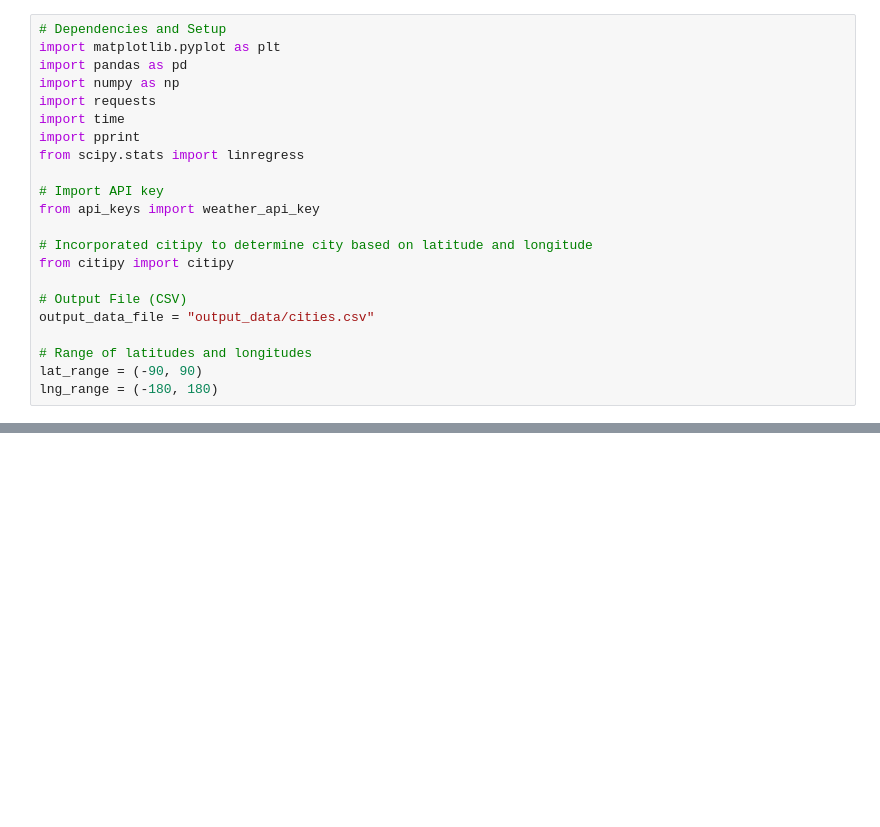
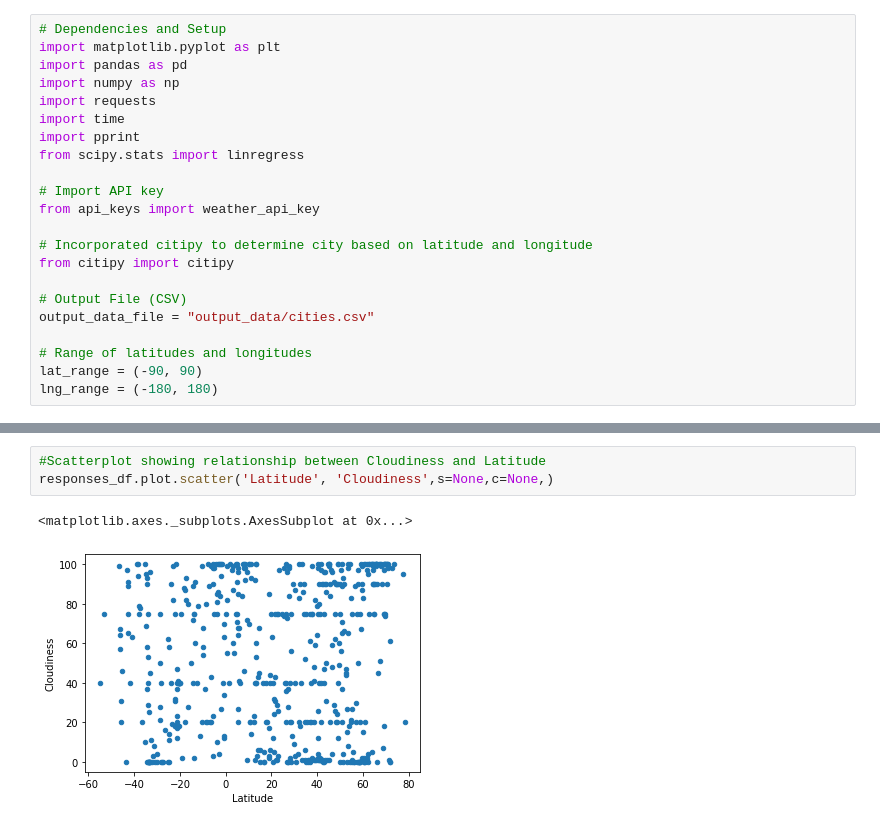
Before and after one commit to csidneyclark/ClarkPythonAPIChallenge, a Jupyter notebook: WeatherPy/WeatherPy.ipynb, the cells around one changed output, grey strips where cells are left out. Cells and saved outputs as stored; diff of their text form; blank space fills up the shorter version.

```diff
--- a/WeatherPy/WeatherPy.ipynb
+++ b/WeatherPy/WeatherPy.ipynb
@@ -100,0 +140,6 @@ responses_df.head()
+# %%
+#Scatterplot showing relationship between Cloudiness and Latitude
+responses_df.plot.scatter('Latitude', 'Cloudiness',s=None,c=None,)
+# %% [output]
+<matplotlib.axes._subplots.AxesSubplot at 0x...>
+[figure, added]
```
Also changed, not shown: parts of 18 cells of this notebook.
